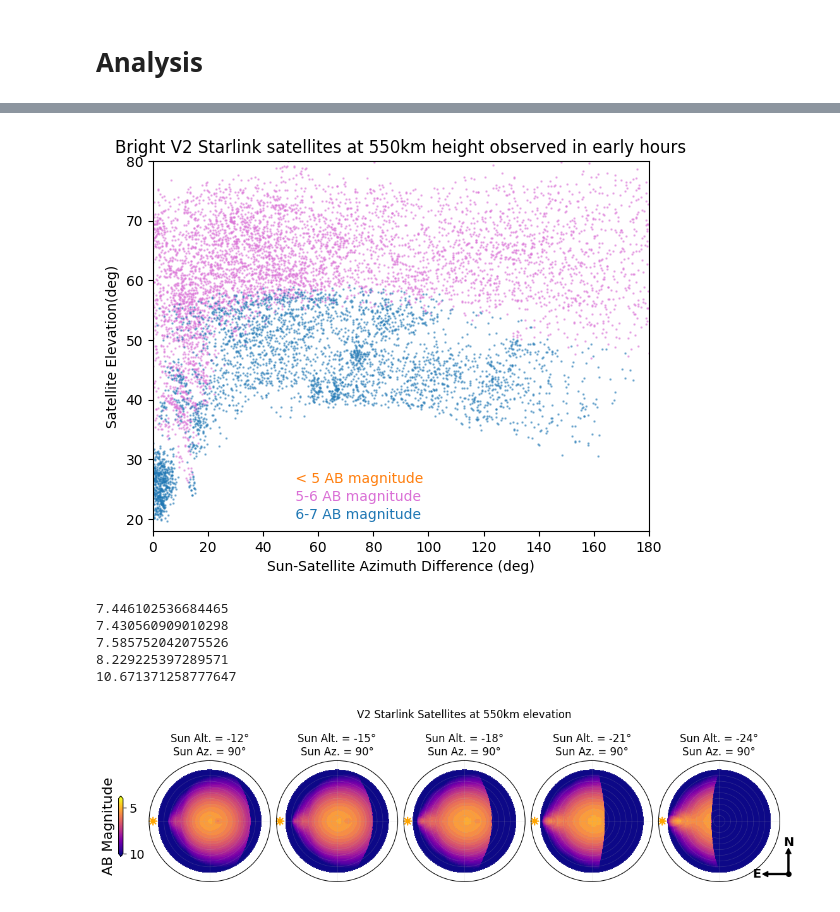
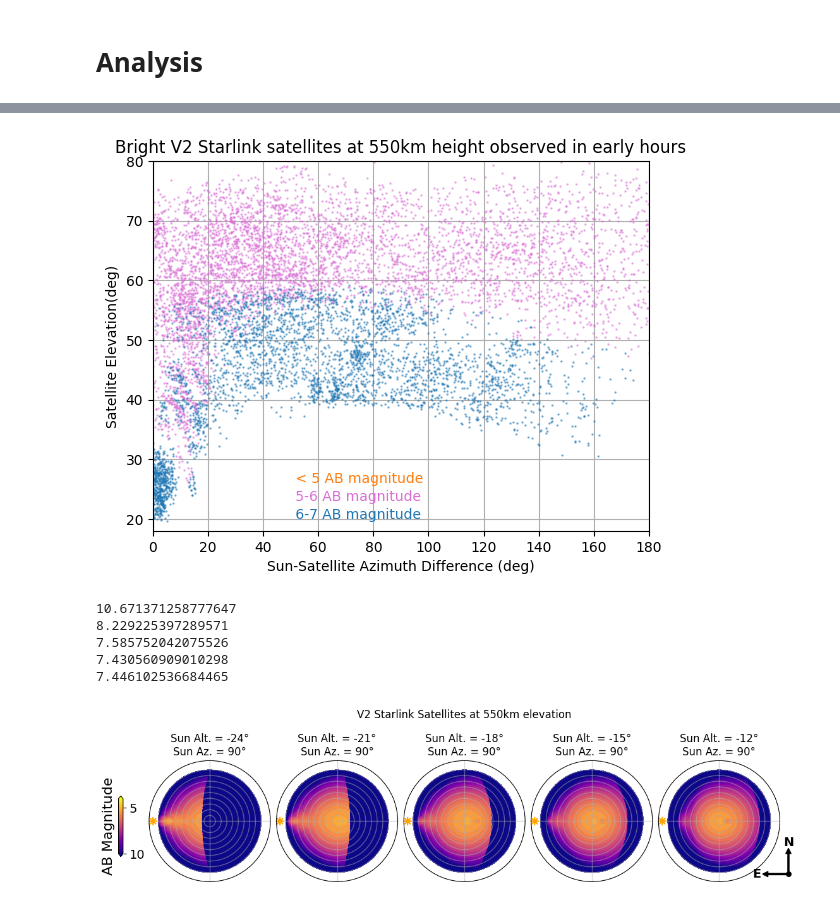
Before and after one commit to Phan-Kandula/simulated-satellite-streaks-impact, a Jupyter notebook: analysis/starlink_V2_550km.ipynb, the cells around one changed output, grey strips where cells are left out. Cells and saved outputs as stored; diff of their text form; code cells hidden in the pictures.

```diff
--- a/analysis/starlink_V2_550km.ipynb
+++ b/analysis/starlink_V2_550km.ipynb
@@ -316,7 +345,7 @@ for i in range(len(az_diff)):
     az_diff[i] = get_az_diff(dfs["azs"].iloc[i], dfs["sun_az"].iloc[i])
 dfs["az_diff"] = az_diff
 
-#Filter observations to only the observations during the first hour of the day
+#Filter observations to only the observations during the first two hours of the day
 early_obs = dfs.loc[dfs["time_since_obs"] <= 1]
 
 # Categorize satellites based on their brightness.
@@ -337,9 +366,13 @@ plt.text(50, 26, " < 5 AB magnitude", color="#ff7f0e")
 plt.text(50, 23, " 5-6 AB magnitude", color="orchid")
 plt.text(50, 20, " 6-7 AB magnitude", color="#1f77b4")
 plt.xlim([0, 180])
+plt.grid()
+
+ax = plt.gca()
+ax.set_axisbelow(True)
 plt.show()
 # %% [output]
-[figure, old version]
+[figure, new version]
 # %%
 # The following functions were made Forrest Fankhauser. I have made minor changes to them
 # and reimplimented them here.
@@ -498,7 +531,7 @@ def brightness_summary_observer_frame(
             ax.set_xticklabels(["", "", "", ""])
             ax.set_title(
                 f"Sun Alt. = {sun_altitude:0.0f}°\nSun Az. = {sun_azimuth:0.0f}°")
-            ax.grid(linewidth=0.5, alpha=0.25)
+            ax.grid(linewidth=1, alpha=0.5)
 
             ax.plot([np.deg2rad(sun_azimuth)], [101],
                     marker='$\u2600$',
@@ -516,17 +549,19 @@ def brightness_summary_observer_frame(
 # %%
 sat_height = 550.0 * 1000
 brightness_summary_observer_frame(
     sat_height,
-    [-12,-15,-18,-21,-24],
+    #[-12,-15,-18,-21,-24],
+    [-24, -21, -18, -15, -12],
     [90., 90., 90., 90., 90.],
+    #[270, 270, 270, 270, 270],
     include_sun=True,
     include_earthshine=False,
     name="V2 Starlink Satellites at 550km elevation"
 )
 # %% [output]
+10.671371258777647
+8.229225397289571
+7.585752042075526
+7.430560909010298
 7.446102536684465
-7.430560909010298
-7.585752042075526
-8.229225397289571
-10.671371258777647
-[figure, old version]
+[figure, new version]
```
Also changed, not shown: parts of 19 cells of this notebook, 6 other files.
